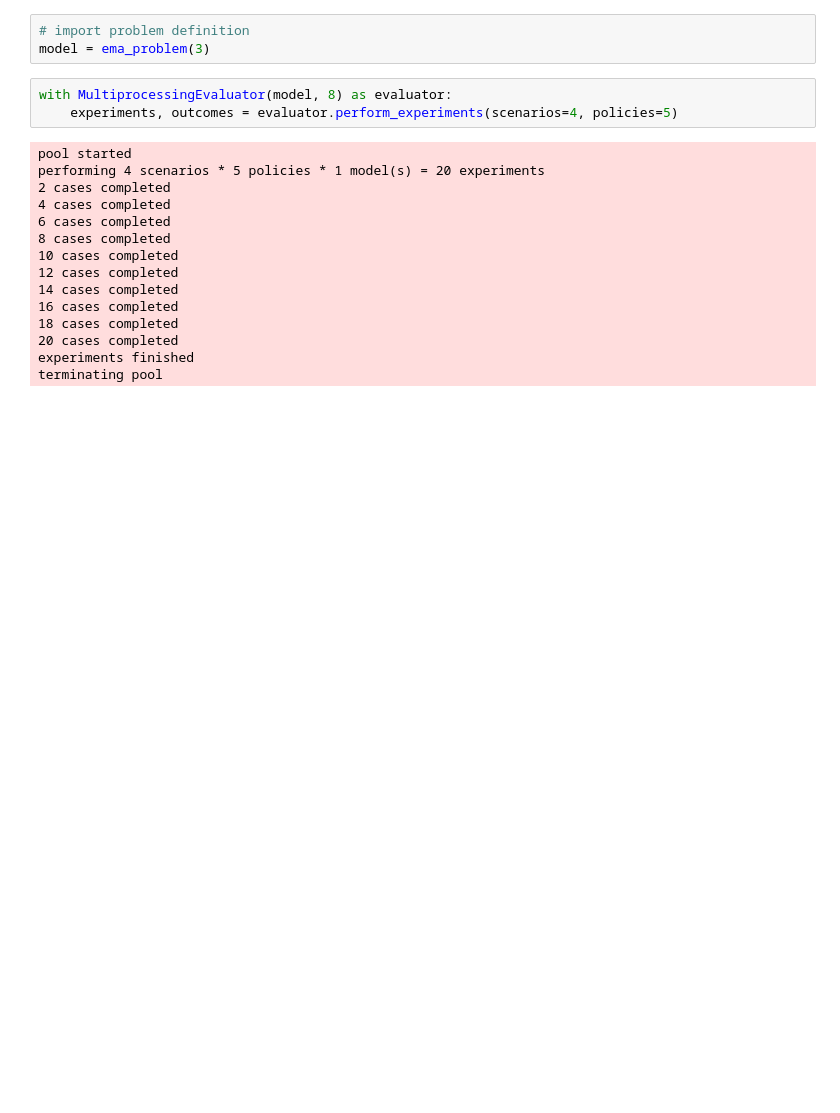
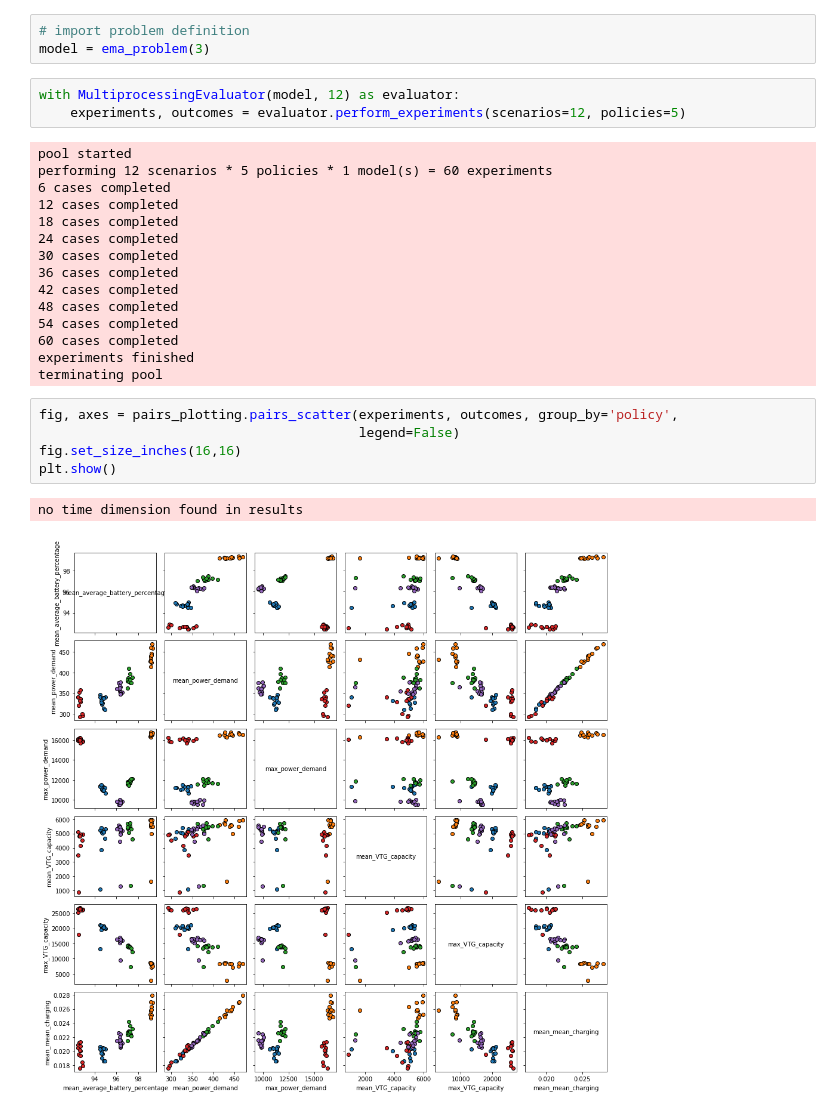
Before and after one commit to floristevito/SEN9120_Advanced_Agent_Based_Modelling, a Jupyter notebook: model/ema_pair_plot.ipynb, the cells around one changed output. Drawn from its saved outputs; the diff is of its cells as text; blank space fills up the shorter version.

```diff
--- a/model/ema_pair_plot.ipynb
+++ b/model/ema_pair_plot.ipynb
@@ -18,23 +18,31 @@ ema_logging.log_to_stderr(ema_logging.INFO)
 # import problem definition
 model = ema_problem(3)
 # %%
-with MultiprocessingEvaluator(model, 8) as evaluator:
-    experiments, outcomes = evaluator.perform_experiments(scenarios=4, policies=5)
+with MultiprocessingEvaluator(model, 12) as evaluator:
+    experiments, outcomes = evaluator.perform_experiments(scenarios=12, policies=5)
 # %% [output]
 pool started
-performing 4 scenarios * 5 policies * 1 model(s) = 20 experiments
-2 cases completed
-4 cases completed
+performing 12 scenarios * 5 policies * 1 model(s) = 60 experiments
 6 cases completed
-8 cases completed
-10 cases completed
 12 cases completed
-14 cases completed
-16 cases completed
 18 cases completed
-20 cases completed
+24 cases completed
+30 cases completed
+36 cases completed
+42 cases completed
+48 cases completed
+54 cases completed
+60 cases completed
 experiments finished
 terminating pool
+# %%
+fig, axes = pairs_plotting.pairs_scatter(experiments, outcomes, group_by='policy',
+                                         legend=False)
+fig.set_size_inches(16,16)
+plt.show()
+# %% [output]
+no time dimension found in results
+[figure, added]
 # %%
 policies = experiments['policy']
 for i, policy in enumerate(np.unique(policies)):
```
Also changed, not shown: parts of 2 cells of this notebook, 2 other files.
